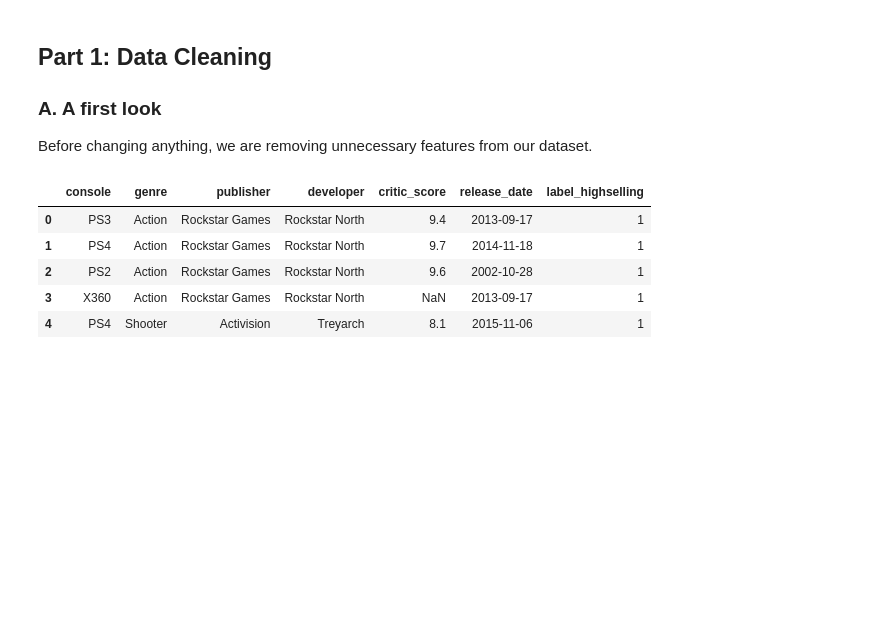
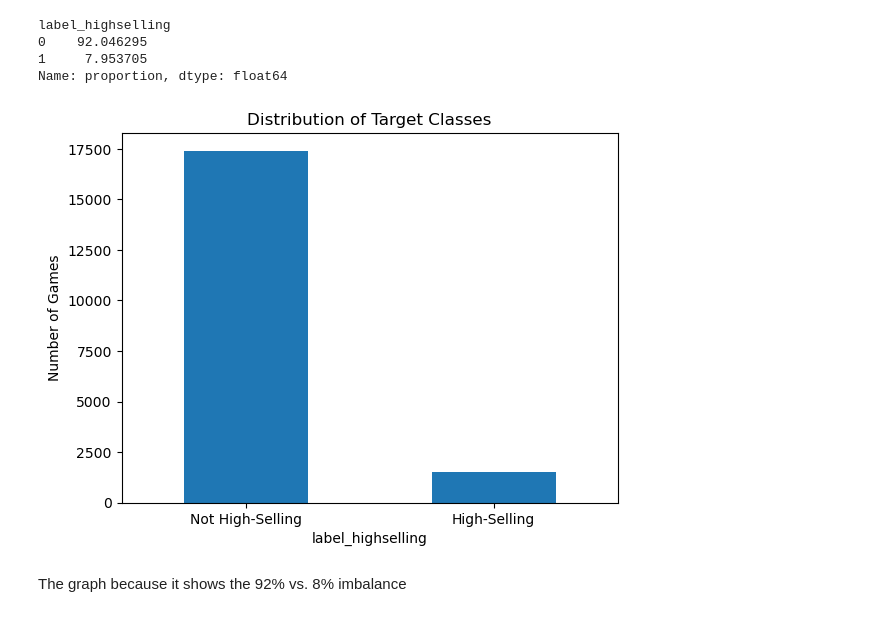
Before and after one commit to CarlosOlvera05/ML-Course-Project, a Jupyter notebook: MLProject.ipynb, the cells around one changed output. Saved outputs shown, nothing was run; the diff lists cells and outputs as text; code cells hidden in the pictures; blank space fills up the shorter version.

Commit message:
Data Exploration and Data Cleaning are about Done

```diff
--- a/MLProject.ipynb
+++ b/MLProject.ipynb
@@ -28,0 +54,4 @@ We will then remove it inorder to not have total_sales dominate the data
+# %%
+videogame_df = pd.read_csv("VideoGameAnalysis-2024.csv")
+videogame_df.head()
+original_df = videogame_df.copy()
@@ -29,29 +152,27 @@ We will then remove it inorder to not have total_sales dominate the data
 # %%
+videogame_df = videogame_df.dropna(subset=["total_sales"])
 
-videogame_dataFrame = pd.read_csv("VideoGameAnalysis-2024.csv")
-
-videogame_dataFrame = videogame_dataFrame.dropna(subset=["total_sales"])
-
-videogame_dataFrame["label_highselling"] = (videogame_dataFrame["total_sales"] >= 1.0).astype(int)
-
-videogame_dataFrame = videogame_dataFrame.drop(columns = ["total_sales"])
+videogame_df["label_highselling"] = (
+    videogame_df["total_sales"] >= 1.0
+).astype(int)
-# %% [markdown]
-## Part 1: Data Cleaning
-
-### A. A first look
-
-Before changing anything, we are removing unnecessary features from our dataset.
-# %%
-videogame_dataFrame = videogame_dataFrame.drop(
-    columns=["img", "title", "last_update", "na_sales", "jp_sales", "pal_sales", "other_sales"],
-    errors="ignore",
-)
-
-videogame_dataFrame.head()
-# %% [output]
-|  | console | genre | publisher | developer | critic_score | release_date | label_highselling |
-| 0 | PS3 | Action | Rockstar Games | Rockstar North | 9.4 | 2013-09-17 | 1 |
-| 1 | PS4 | Action | Rockstar Games | Rockstar North | 9.7 | 2014-11-18 | 1 |
-| 2 | PS2 | Action | Rockstar Games | Rockstar North | 9.6 | 2002-10-28 | 1 |
-| 3 | X360 | Action | Rockstar Games | Rockstar North | NaN | 2013-09-17 | 1 |
-| 4 | PS4 | Shooter | Activision | Treyarch | 8.1 | 2015-11-06 | 1 |
+# %%
+videogame_df["label_highselling"].value_counts()
+videogame_df["label_highselling"].value_counts(normalize=True) * 100
+# %% [output]
+label_highselling
+0    92.046295
+1     7.953705
+Name: proportion, dtype: float64
+# %%
+videogame_df["label_highselling"].value_counts().sort_index().plot(
+    kind="bar"
+)
+
+plt.xticks([0, 1], ["Not High-Selling", "High-Selling"], rotation=0)
+plt.ylabel("Number of Games")
+plt.title("Distribution of Target Classes")
+plt.show()
+# %% [output]
+[figure, added]
+# %% [markdown]
+The graph because it shows the 92% vs. 8% imbalance
```
Also changed, not shown: parts of 21 cells of this notebook.
